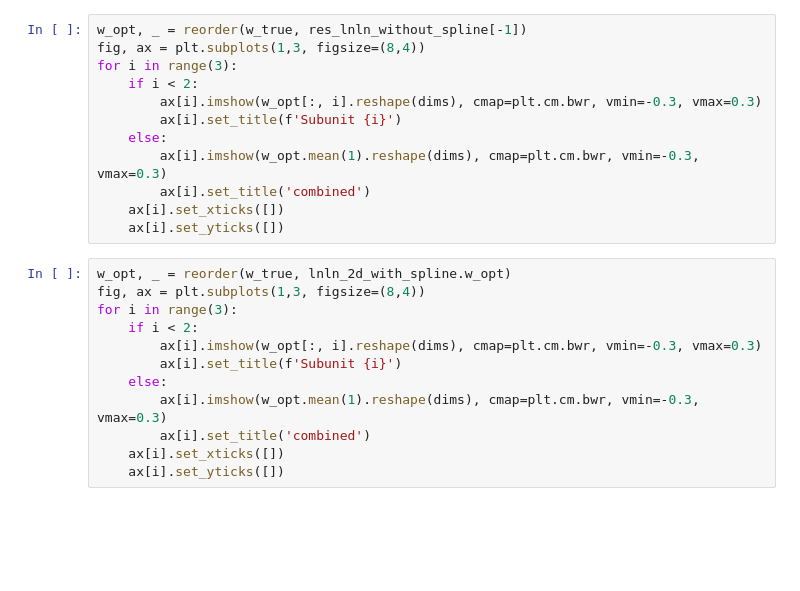
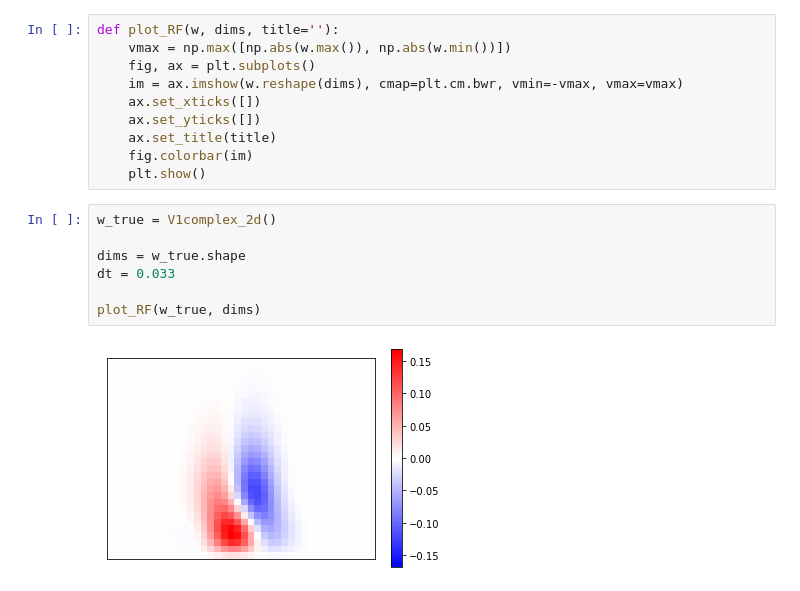
Before and after one commit to huangziwei/notebooks_RFEst, a Jupyter notebook: manuscript/Figure4.ipynb, the cells around one changed output. Cells and saved outputs as stored; diff of their text form; blank space fills up the shorter version.

```diff
--- a/manuscript/Figure4.ipynb
+++ b/manuscript/Figure4.ipynb
@@ -190,24 +10,19 @@ dis_all_arr = np.array(dis_all)
-# %%
-w_opt, _ = reorder(w_true, res_lnln_without_spline[-1])
-fig, ax = plt.subplots(1,3, figsize=(8,4))
-for i in range(3):
-    if i < 2:
-        ax[i].imshow(w_opt[:, i].reshape(dims), cmap=plt.cm.bwr, vmin=-0.3, vmax=0.3)
-        ax[i].set_title(f'Subunit {i}')
-    else:
-        ax[i].imshow(w_opt.mean(1).reshape(dims), cmap=plt.cm.bwr, vmin=-0.3, vmax=0.3)
-        ax[i].set_title('combined')
-    ax[i].set_xticks([])
-    ax[i].set_yticks([])
-# %%
-w_opt, _ = reorder(w_true, lnln_2d_with_spline.w_opt)
-fig, ax = plt.subplots(1,3, figsize=(8,4))
-for i in range(3):
-    if i < 2:
-        ax[i].imshow(w_opt[:, i].reshape(dims), cmap=plt.cm.bwr, vmin=-0.3, vmax=0.3)
-        ax[i].set_title(f'Subunit {i}')
-    else:
-        ax[i].imshow(w_opt.mean(1).reshape(dims), cmap=plt.cm.bwr, vmin=-0.3, vmax=0.3)
-        ax[i].set_title('combined')
-    ax[i].set_xticks([])
-    ax[i].set_yticks([])
+# %%
+def plot_RF(w, dims, title=''):
+    vmax = np.max([np.abs(w.max()), np.abs(w.min())])
+    fig, ax = plt.subplots()
+    im = ax.imshow(w.reshape(dims), cmap=plt.cm.bwr, vmin=-vmax, vmax=vmax)
+    ax.set_xticks([])
+    ax.set_yticks([])
+    ax.set_title(title)
+    fig.colorbar(im)
+    plt.show()
+# %%
+w_true = V1complex_2d()
+
+dims = w_true.shape
+dt = 0.033
+
+plot_RF(w_true, dims)
+# %% [output]
+[figure, added]
```
Also changed, not shown: parts of 18 cells of this notebook, 3 other files.
